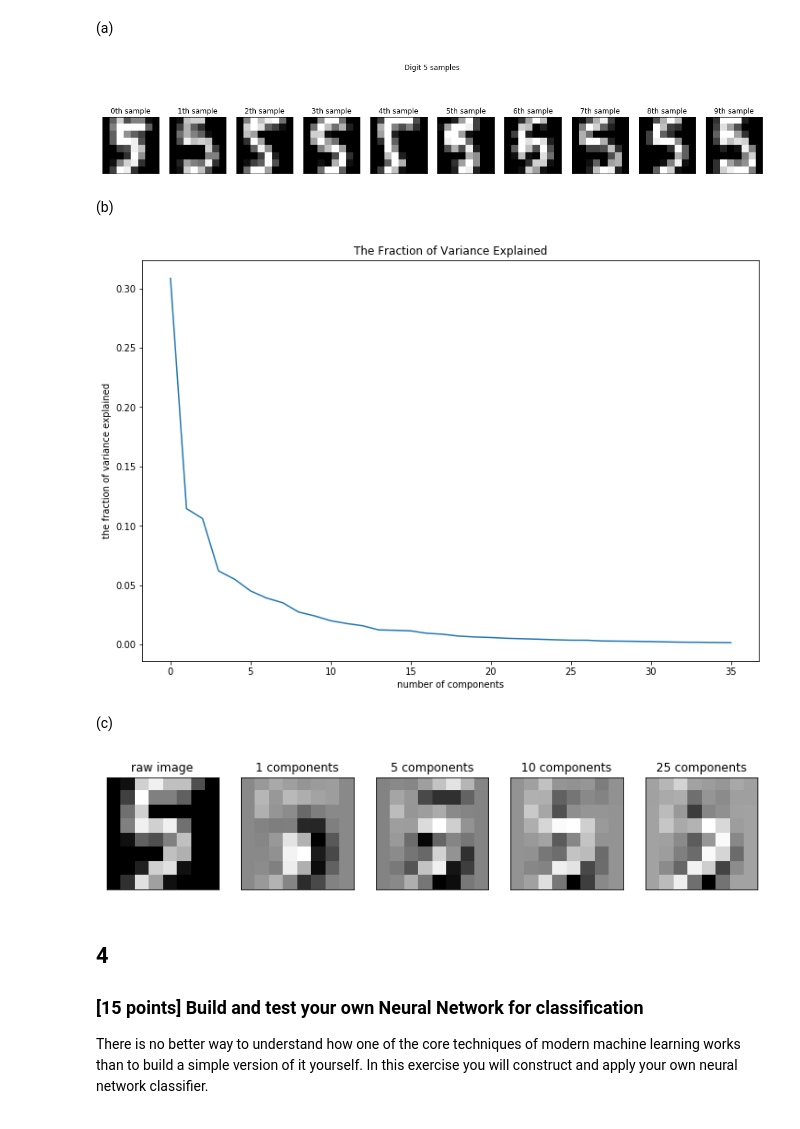
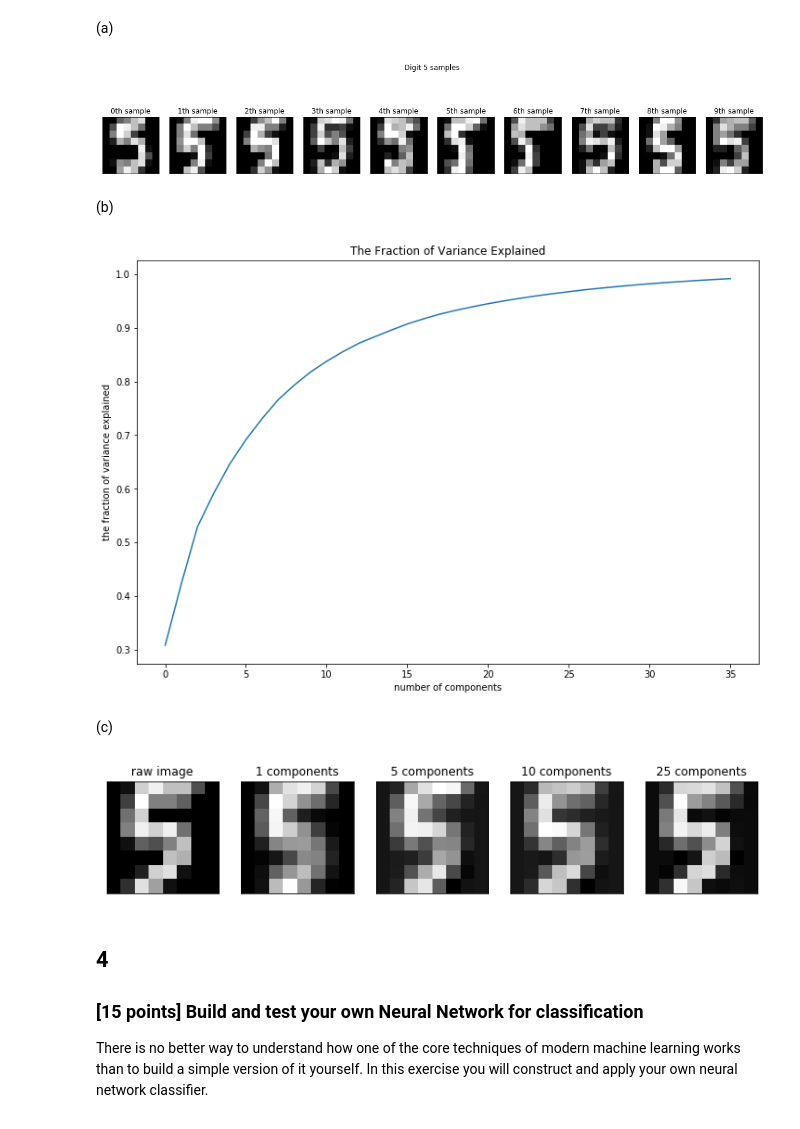
Before and after one commit to chrimiway/machine-learning-course, a Jupyter notebook: Assignment4.ipynb, the cells around one changed output. Saved outputs shown, nothing was run; the diff lists cells and outputs as text; code cells hidden in the pictures.

```diff
--- a/Assignment4.ipynb
+++ b/Assignment4.ipynb
@@ -161,0 +174,33 @@ plt.scatter(agre[:, 0], agre[:, 1], c=clusters, cmap="Set1")
+# %%
+%matplotlib inline
+import matplotlib.pyplot as plt
+
+model_name = ["k-means", "Agglomerative", "Gaussian mixture",
+              "DBSCAN", "Spectral"]
+
+i = 1
+plt.figure(figsize=(17, 10))
+for agre_clusters, comp_clusters, d31_clusters, jain_clusters \
+    in zip(agre_models, comp_models, d31_models, jain_models):
+    plt.subplot(4, 5, i)
+    plt.scatter(agre[:, 0], agre[:, 1], c=agre_clusters, cmap="tab20b")
+    plt.title("{} for 'Aggregation data'".format(model_name[(i % 5) - 1]))
+    plt.xlabel("x1")
+    plt.ylabel("x2")
+    plt.subplot(4, 5, 5+i)
+    plt.scatter(comp[:, 0], comp[:, 1], c=comp_clusters, cmap="tab20b")
+    plt.title("{} for 'Compound data'".format(model_name[(i % 5) - 1]))
+    plt.xlabel("x1")
+    plt.ylabel("x2")
+    plt.subplot(4, 5, 10+i)
+    plt.scatter(d31[:, 0], d31[:, 1], c=d31_clusters, cmap="tab20b")
+    plt.title("{} for 'd31 data'".format(model_name[(i % 5) - 1]))
+    plt.xlabel("x1")
+    plt.ylabel("x2")
+    plt.subplot(4, 5, 15+i)
+    plt.scatter(jain[:, 0], jain[:, 1], c=jain_clusters, cmap="tab20b")
+    plt.title("{} for 'jain data'".format(model_name[(i % 5) - 1]))
+    plt.xlabel("x1")
+    plt.ylabel("x2")
+    i += 1
+plt.tight_layout()
@@ -252,7 +299,7 @@ digits_5_sample = np.random.randint(len(digits_5), size=num_sample)
 plt.figure(figsize=(16,4))
 for i in range(num_sample):
     plt.subplot(1, 10, i+1)
-    plt.imshow(digits_5[digits_5_sample[i]].reshape(8, 8))
+    plt.imshow(digits_5[digits_5_sample[i]].reshape(8, 8), cmap="gray")
     plt.title("{}th sample".format(i))
     plt.yticks([])
     plt.xticks([])
@@ -260,7 +307,7 @@ plt.tight_layout()
 plt.suptitle("Digit 5 samples")
 plt.show()
 # %% [output]
-[figure, old version]
+[figure, new version]
 # %% [markdown]
 (b)
 # %%
@@ -269,37 +316,38 @@ pca5.fit(digits_5)
 varience_explained = pca5.explained_variance_ratio_
 
 cumulative_var = np.cumsum(varience_explained)
+
 plt.figure(figsize=(12, 8))
-plt.plot(list(range(len(varience_explained))), varience_explained)
+plt.plot(list(range(len(cumulative_var))), cumulative_var)
 plt.ylabel("the fraction of variance explained")
 plt.xlabel("number of components")
 plt.title("The Fraction of Variance Explained")
 plt.show()
 # %% [output]
-[figure, old version]
+[figure, new version]
 # %% [markdown]
 (c)
 # %%
 image_5 = digits_5[7]
-image_5_comp = pca5.transform(image_5.reshape(1, image_5.shape[0]))
+image_5_redu = pca5.transform(image_5.reshape(1, image_5.shape[0]))
 # %%
 plt.figure(figsize=(12, 4))
 plt.subplot(151)
-plt.imshow(image_5.reshape(8, 8))
+plt.imshow(image_5.reshape(8, 8), cmap="gray")
 plt.title("raw image".format(i))
 plt.yticks([])
 plt.xticks([])
 index = 2
 for k in [1, 5, 10, 25]:
-    image_5_trans = pca5.components_.T[:, 0:k]@image_5_comp.T[0:k]
+    image_5_trans = np.dot(image_5_redu[:, :k], pca5.components_[:k, :]) + pca5.mean_
     plt.subplot(1, 5, index)
-    plt.imshow(image_5_trans.reshape(8, 8))
+    plt.imshow(image_5_trans.reshape(8, 8), cmap="gray")
     plt.title("{} components".format(k))
     plt.yticks([])
     plt.xticks([])
     index += 1
 # %% [output]
-[figure, old version]
+[figure, new version]
 # %% [markdown]
 ## 4
 
```
Also changed, not shown: parts of 11 cells of this notebook.
